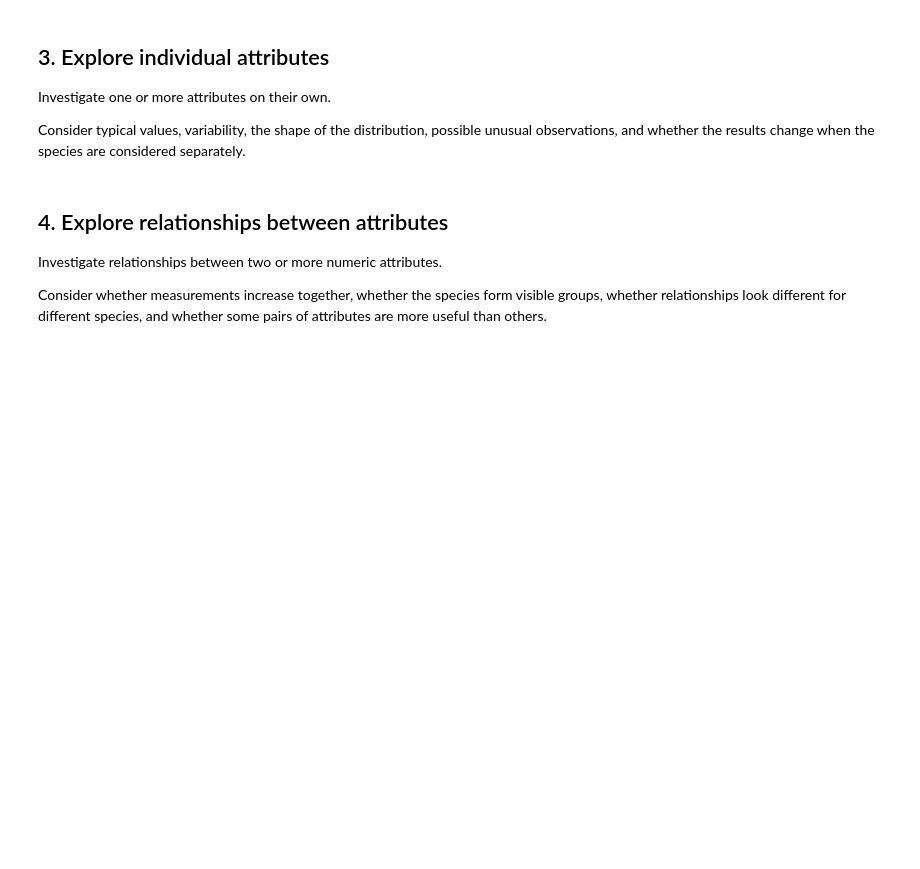
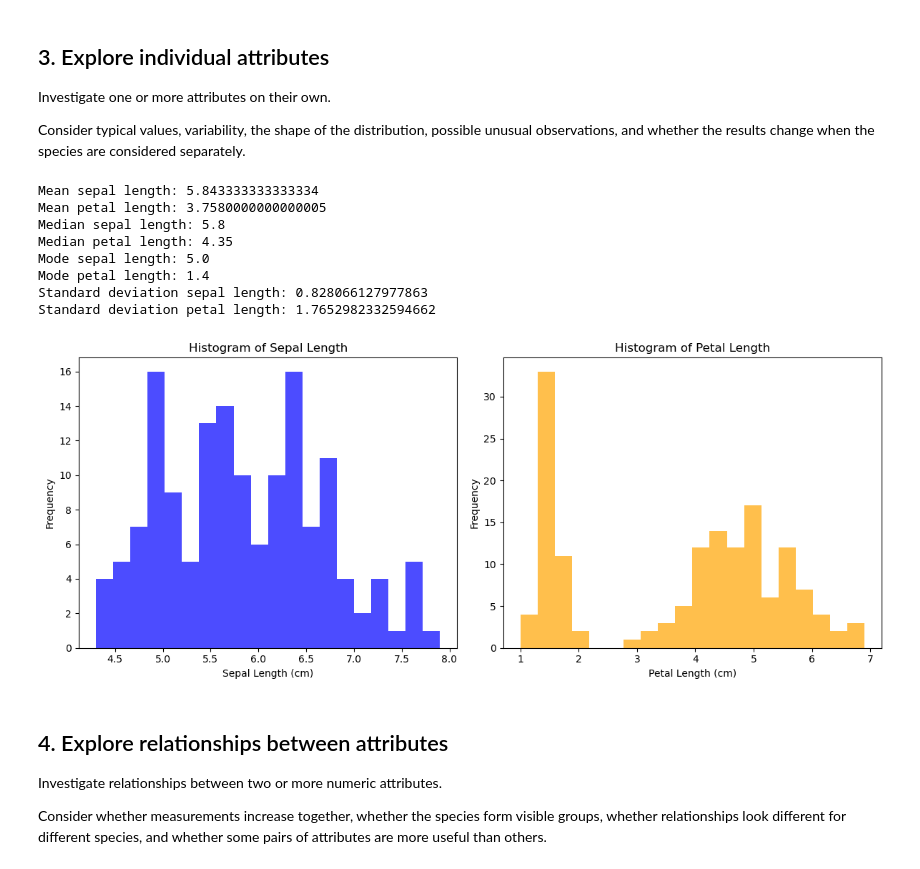
Before and after one commit to amyrewells/Lab01, a Jupyter notebook: Lab_1_Iris_Data_Exploration.ipynb, the cells around one changed output. Drawn from its saved outputs; the diff is of its cells as text; code cells hidden in the pictures; blank space fills up the shorter version.

```diff
--- a/Lab_1_Iris_Data_Exploration.ipynb
+++ b/Lab_1_Iris_Data_Exploration.ipynb
@@ -106,6 +106,47 @@ Possible starting points:
 Investigate one or more attributes on their own.
 
 Consider typical values, variability, the shape of the distribution, possible unusual observations, and whether the results change when the species are considered separately.
+# %%
+# get spepal and petal length mean
+print("Mean sepal length:", iris['sepal_length_cm'].mean())
+print("Mean petal length:", iris['petal_length_cm'].mean())
+
+# get sepal and petal length median
+print("Median sepal length:", iris['sepal_length_cm'].median())
+print("Median petal length:", iris['petal_length_cm'].median())
+
+# get spepal and petal length mode
+print("Mode sepal length:", iris['sepal_length_cm'].mode()[0])
+print("Mode petal length:", iris['petal_length_cm'].mode()[0])
+
+# get spepal and petal length standard deviation
+print("Standard deviation sepal length:", iris['sepal_length_cm'].std())
+print("Standard deviation petal length:", iris['petal_length_cm'].std())
+
+# plot histograms of sepal and petal length
+plt.figure(figsize=(12, 5))
+plt.subplot(1, 2, 1)
+plt.hist(iris['sepal_length_cm'], bins=20, color='blue', alpha=0.7)
+plt.title('Histogram of Sepal Length')
+plt.xlabel('Sepal Length (cm)')
+plt.ylabel('Frequency')
+plt.subplot(1, 2, 2)
+plt.hist(iris['petal_length_cm'], bins=20, color='orange', alpha=0.7)
+plt.title('Histogram of Petal Length')
+plt.xlabel('Petal Length (cm)')
+plt.ylabel('Frequency')
+plt.tight_layout()
+plt.show()
+# %% [output]
+Mean sepal length: 5.843333333333334
+Mean petal length: 3.7580000000000005
+Median sepal length: 5.8
+Median petal length: 4.35
+Mode sepal length: 5.0
+Mode petal length: 1.4
+Standard deviation sepal length: 0.828066127977863
+Standard deviation petal length: 1.7652982332594662
+[figure, added]
 # %% [markdown]
 ## 4. Explore relationships between attributes
 
```
